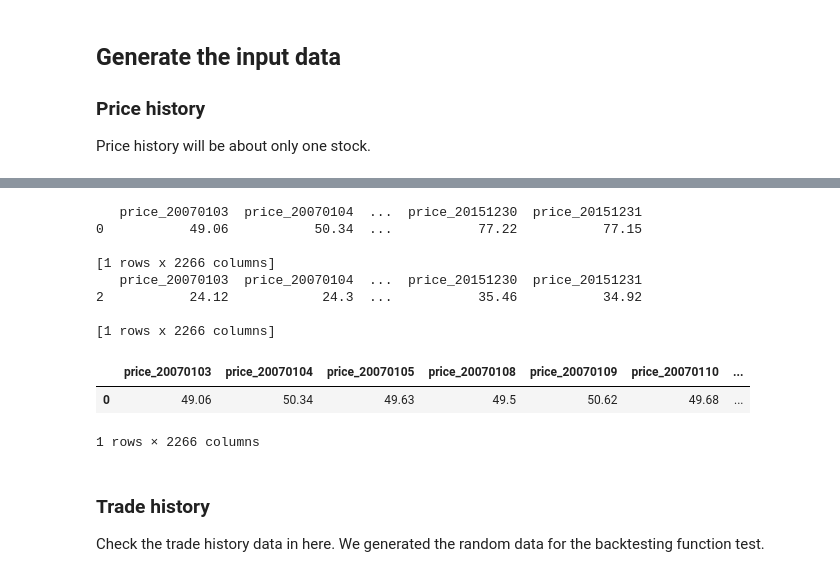
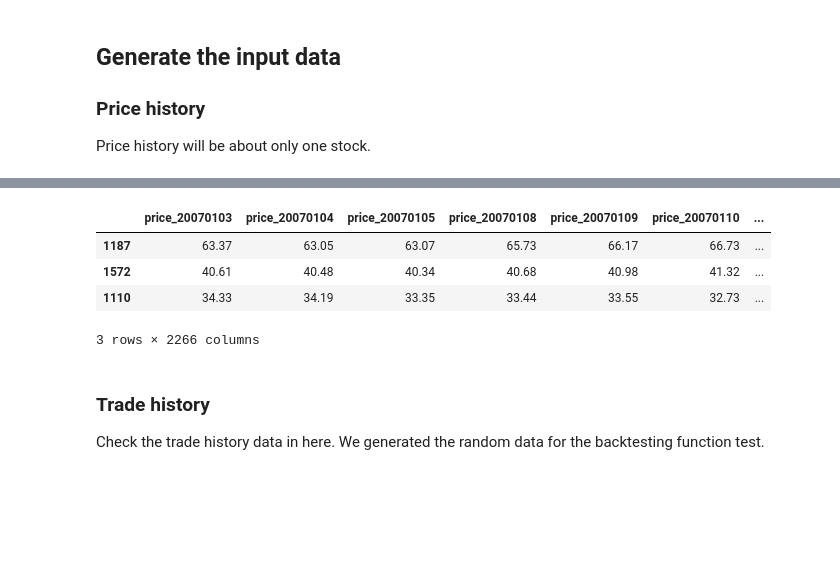
Before and after one commit to daehkim/pair-trading, a Jupyter notebook: Backtesting.ipynb, the cells around one changed output, grey strips where cells are left out. Drawn from its saved outputs; the diff is of its cells as text; code cells hidden in the pictures; blank space fills up the shorter version.

```diff
--- a/Backtesting.ipynb
+++ b/Backtesting.ipynb
@@ -26,21 +61,15 @@ price_history.head(3)
 # %%
-# Filtering the table only for the one price history
-filter_col = [col for col in price_history if col.startswith('price_')]
-price_history = price_history[filter_col]
-price_history_2 = price_history.tail(1)
-price_history = price_history.head(1)
-print(price_history)
-print(price_history_2)
-price_history.head(3)
+# Filtering the table only for the price history
+filter_col = ['PERMNO']
+filter_col2 = [col for col in training_set if col.startswith('price_')]
+filter_col.extend(filter_col2)
+
+training_set_price = training_set[filter_col]
+training_set_price = training_set_price.drop(columns=['PERMNO'])
+training_set_price.head(3)
 # %% [output]
+|  | price_20070103 | price_20070104 | price_20070105 | price_20070108 | price_20070109 | price_20070110 | ... |
+| 1187 | 63.37 | 63.05 | 63.07 | 65.73 | 66.17 | 66.73 | ... |
+| 1572 | 40.61 | 40.48 | 40.34 | 40.68 | 40.98 | 41.32 | ... |
+| 1110 | 34.33 | 34.19 | 33.35 | 33.44 | 33.55 | 32.73 | ... |
-   price_20070103  price_20070104  ...  price_20151230  price_20151231
-0           49.06           50.34  ...           77.22           77.15
-
-[1 rows x 2266 columns]
-   price_20070103  price_20070104  ...  price_20151230  price_20151231
-2           24.12            24.3  ...           35.46           34.92
-
-[1 rows x 2266 columns]
+3 rows × 2266 columns
-|  | price_20070103 | price_20070104 | price_20070105 | price_20070108 | price_20070109 | price_20070110 | ... |
-| 0 | 49.06 | 50.34 | 49.63 | 49.5 | 50.62 | 49.68 | ... |
-1 rows × 2266 columns
```
Also changed, not shown: parts of 9 cells of this notebook.
